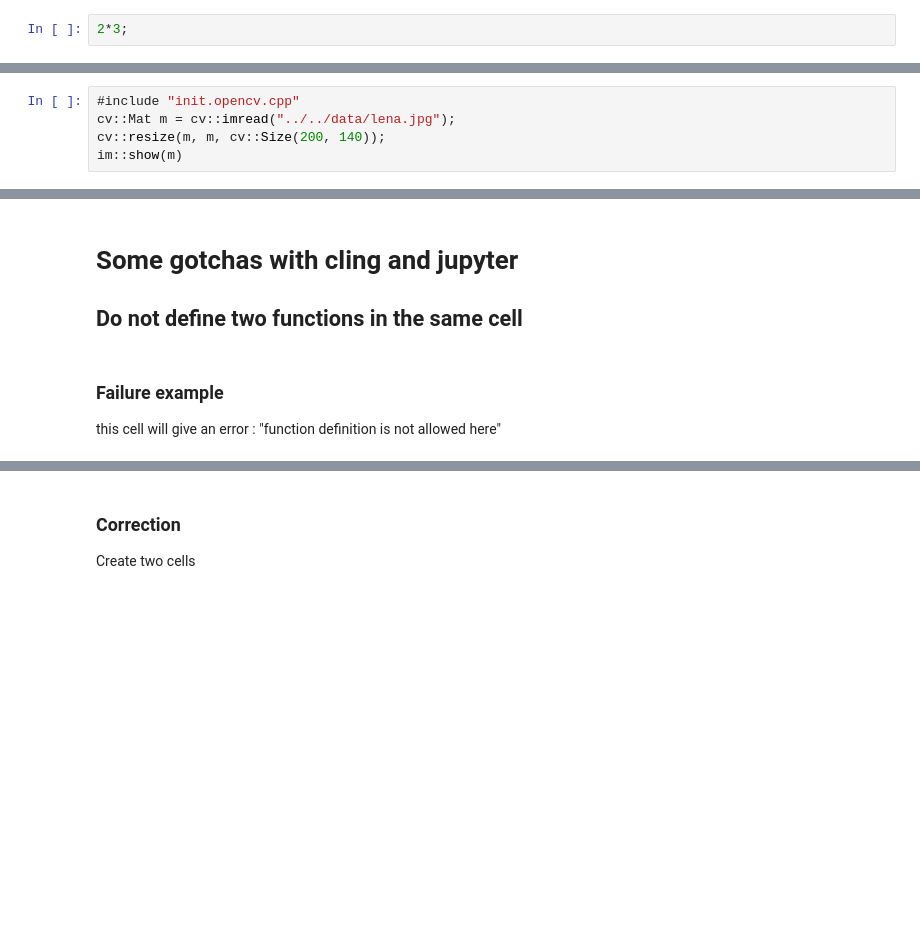
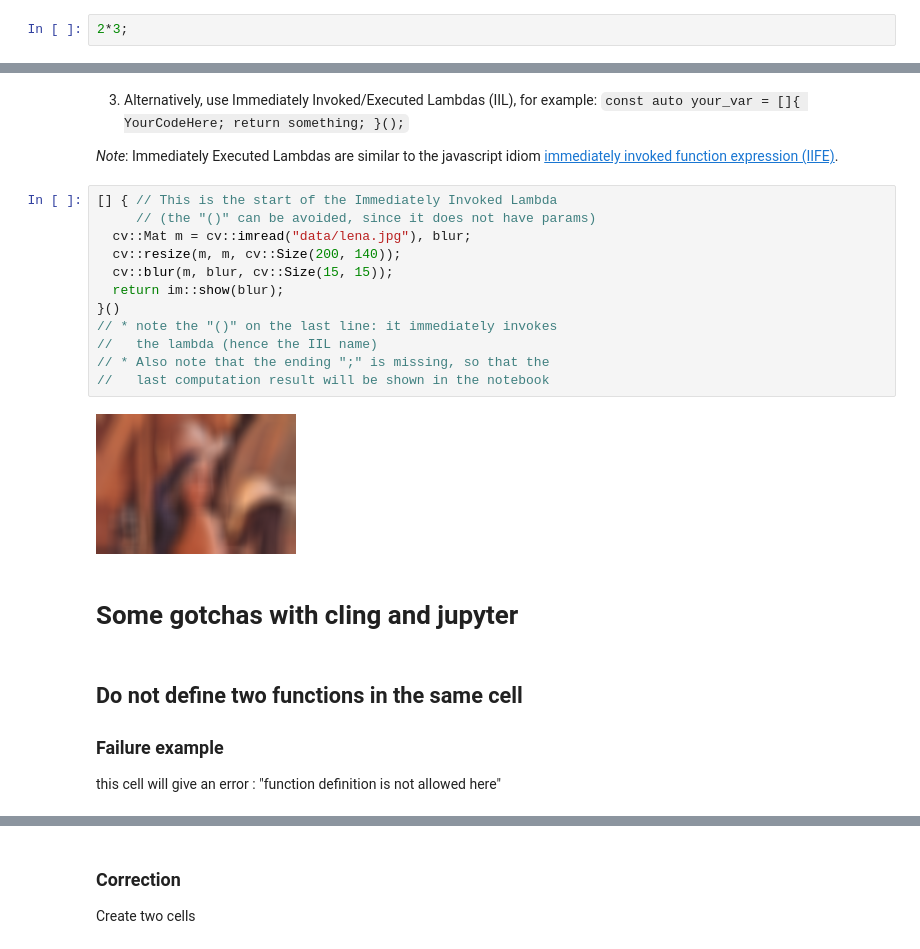
Before and after one commit to pthom/Cling_Repl_Demo, a Jupyter notebook: notebooks/3_Advices_And_Gotchas.ipynb, the cells around one changed output, grey strips where cells are left out. Saved outputs shown, nothing was run; the diff lists cells and outputs as text; blank space fills up the shorter version.

Commit message:
Add advice / Immediately Invoked Lambdas

```diff
--- a/notebooks/3_Advices_And_Gotchas.ipynb
+++ b/notebooks/3_Advices_And_Gotchas.ipynb
@@ -47,7 +40,2 @@ See for example [init.opencv.cpp](init.opencv.cpp)
 
 Below is an example usage:
-# %%
-#include "init.opencv.cpp"
-cv::Mat m = cv::imread("../../data/lena.jpg");
-cv::resize(m, m, cv::Size(200, 140));
-im::show(m)
@@ -56,7 +63,25 @@ im::show(m)
+# %% [markdown]
+3. Alternatively, use Immediately Invoked/Executed Lambdas (IIL), for example:  `const auto your_var = []{ YourCodeHere; return something; }();`
+
+*Note*: Immediately Executed Lambdas are similar to the javascript idiom [immediately invoked function expression (IIFE)](https://en.wikipedia.org/wiki/Immediately_invoked_function_expression).
+# %%
+[] { // This is the start of the Immediately Invoked Lambda
+     // (the "()" can be avoided, since it does not have params)
+  cv::Mat m = cv::imread("data/lena.jpg"), blur;
+  cv::resize(m, m, cv::Size(200, 140));
+  cv::blur(m, blur, cv::Size(15, 15));
+  return im::show(blur);
+}()
+// * note the "()" on the last line: it immediately invokes
+//   the lambda (hence the IIL name)
+// * Also note that the ending ";" is missing, so that the
+//   last computation result will be shown in the notebook
+# %% [output]
+[figure, added]
 # %% [markdown]
 # Some gotchas with cling and jupyter
-## Do not define two functions in the same cell
 # %% [markdown]
+## Do not define two functions in the same cell
 ### Failure example
 this cell will give an error : "function definition is not allowed here"
 # %%
```
Also changed, not shown: parts of 12 cells of this notebook, 2 other files.
